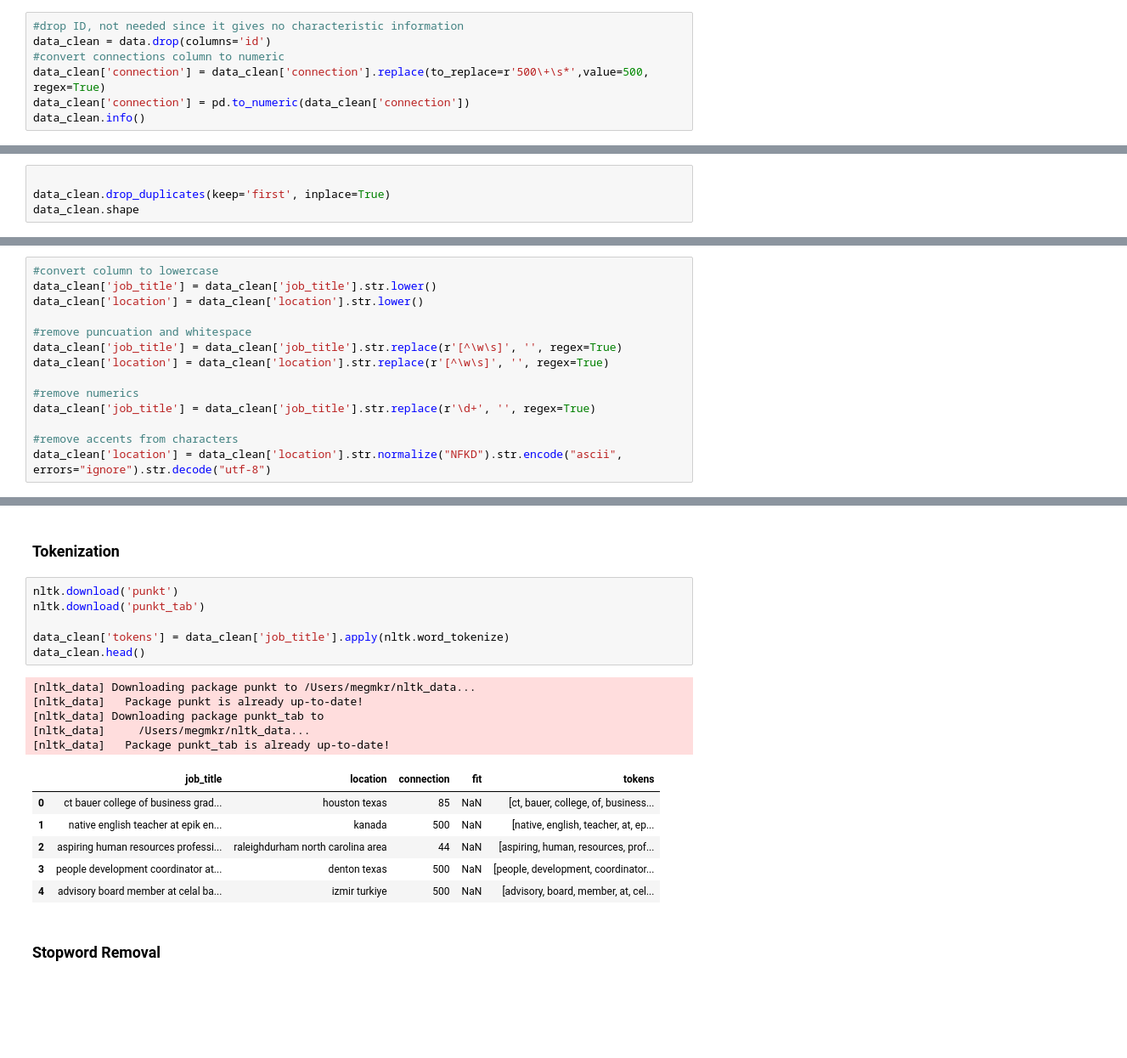
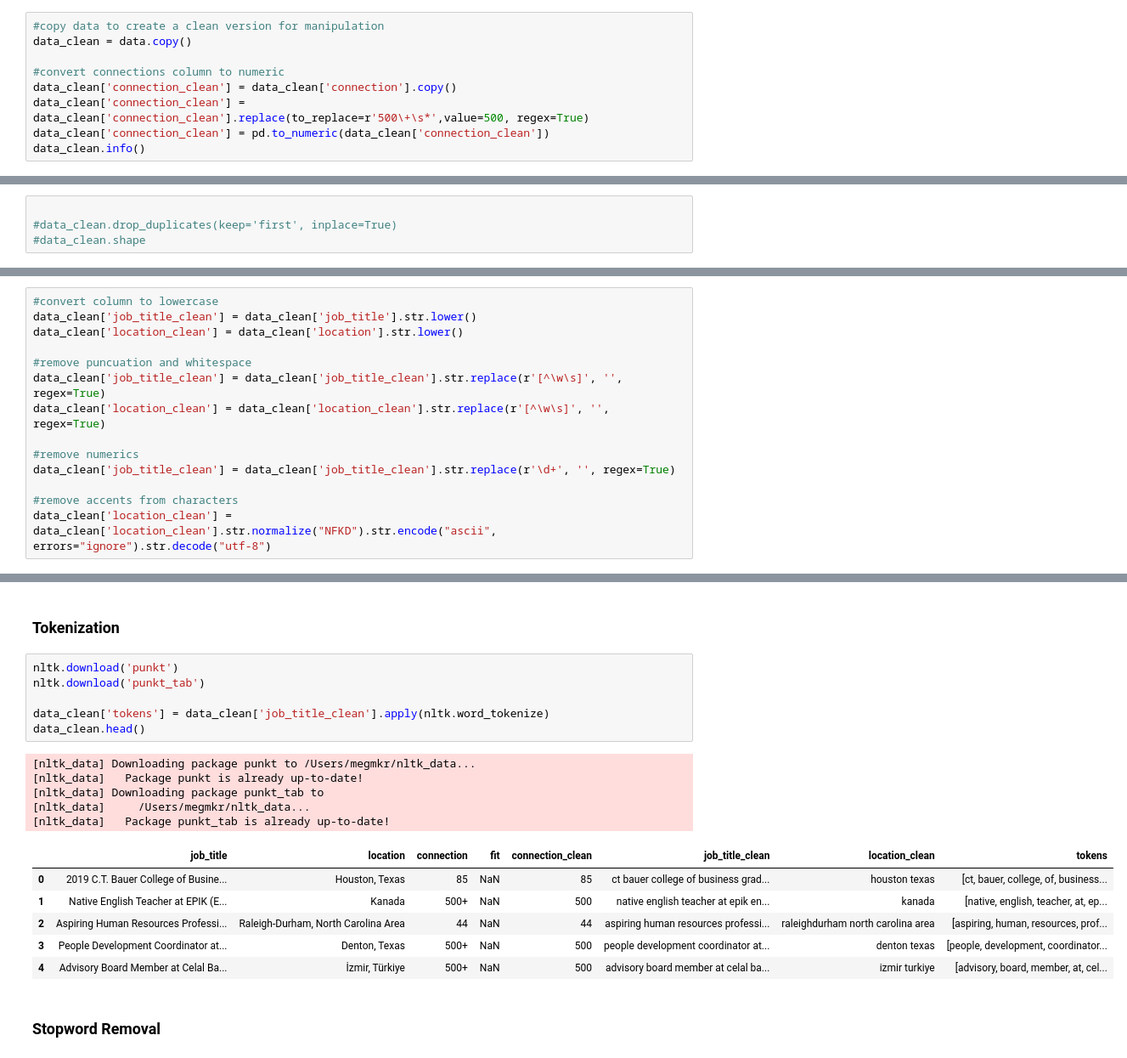
Before and after one commit to megmkr/PotentialTalents, a Jupyter notebook: notebooks/eda.ipynb, the cells around one changed output, grey strips where cells are left out. Shown at 85% size. Saved outputs shown, nothing was run; the diff lists cells and outputs as text; blank space fills up the shorter version.

```diff
--- a/notebooks/eda.ipynb
+++ b/notebooks/eda.ipynb
@@ -50,11 +50,13 @@ memory usage: 4.2 KB
 # %% [markdown]
 No missing data other than the 'fit' column. This makes sense as that is the 'target' feature
 # %%
-#drop ID, not needed since it gives no characteristic information
-data_clean = data.drop(columns='id')
+#copy data to create a clean version for manipulation
+data_clean = data.copy()
+
 #convert connections column to numeric
-data_clean['connection'] = data_clean['connection'].replace(to_replace=r'500\+\s*',value=500, regex=True)
-data_clean['connection'] = pd.to_numeric(data_clean['connection'])
+data_clean['connection_clean'] = data_clean['connection'].copy()
+data_clean['connection_clean'] = data_clean['connection_clean'].replace(to_replace=r'500\+\s*',value=500, regex=True)
+data_clean['connection_clean'] = pd.to_numeric(data_clean['connection_clean'])
 data_clean.info()
 # %% [output]
 <class 'pandas.DataFrame'>
@@ -71,4 +85,4 @@ memory usage: 3.4 KB
 # %%
 
-data_clean.drop_duplicates(keep='first', inplace=True)
-data_clean.shape
+#data_clean.drop_duplicates(keep='first', inplace=True)
+#data_clean.shape
@@ -115,18 +124,18 @@ plt.show()
 ### Text Cleaning
 # %%
 #convert column to lowercase
-data_clean['job_title'] = data_clean['job_title'].str.lower()
-data_clean['location'] = data_clean['location'].str.lower()
+data_clean['job_title_clean'] = data_clean['job_title'].str.lower()
+data_clean['location_clean'] = data_clean['location'].str.lower()
 
 #remove puncuation and whitespace
-data_clean['job_title'] = data_clean['job_title'].str.replace(r'[^\w\s]', '', regex=True)
-data_clean['location'] = data_clean['location'].str.replace(r'[^\w\s]', '', regex=True)
+data_clean['job_title_clean'] = data_clean['job_title_clean'].str.replace(r'[^\w\s]', '', regex=True)
+data_clean['location_clean'] = data_clean['location_clean'].str.replace(r'[^\w\s]', '', regex=True)
 
 #remove numerics
-data_clean['job_title'] = data_clean['job_title'].str.replace(r'\d+', '', regex=True)
+data_clean['job_title_clean'] = data_clean['job_title_clean'].str.replace(r'\d+', '', regex=True)
 
 #remove accents from characters
-data_clean['location'] = data_clean['location'].str.normalize("NFKD").str.encode("ascii", errors="ignore").str.decode("utf-8")
+data_clean['location_clean'] = data_clean['location_clean'].str.normalize("NFKD").str.encode("ascii", errors="ignore").str.decode("utf-8")
 # %%
 data_clean.head()
 # %% [output]
@@ -141,21 +150,21 @@ data_clean.head()
 # %%
 nltk.download('punkt')
 nltk.download('punkt_tab')
 
-data_clean['tokens'] = data_clean['job_title'].apply(nltk.word_tokenize)
+data_clean['tokens'] = data_clean['job_title_clean'].apply(nltk.word_tokenize)
 data_clean.head()
 # %% [output]
 [nltk_data] Downloading package punkt to /Users/megmkr/nltk_data...
 [nltk_data]   Package punkt is already up-to-date!
 [nltk_data] Downloading package punkt_tab to
 [nltk_data]     /Users/megmkr/nltk_data...
 [nltk_data]   Package punkt_tab is already up-to-date!
-|  | job_title | location | connection | fit | tokens |
-| 0 | ct bauer college of business grad... | houston texas | 85 | NaN | [ct, bauer, college, of, business... |
-| 1 | native english teacher at epik en... | kanada | 500 | NaN | [native, english, teacher, at, ep... |
-| 2 | aspiring human resources professi... | raleighdurham north carolina area | 44 | NaN | [aspiring, human, resources, prof... |
-| 3 | people development coordinator at... | denton texas | 500 | NaN | [people, development, coordinator... |
-| 4 | advisory board member at celal ba... | izmir turkiye | 500 | NaN | [advisory, board, member, at, cel... |
+|  | job_title | location | connection | fit | connection_clean | job_title_clean | location_clean | tokens |
+| 0 | 2019 C.T. Bauer College of Busine... | Houston, Texas | 85 | NaN | 85 | ct bauer college of business grad... | houston texas | [ct, bauer, college, of, business... |
+| 1 | Native English Teacher at EPIK (E... | Kanada | 500+ | NaN | 500 | native english teacher at epik en... | kanada | [native, english, teacher, at, ep... |
+| 2 | Aspiring Human Resources Professi... | Raleigh-Durham, North Carolina Area | 44 | NaN | 44 | aspiring human resources professi... | raleighdurham north carolina area | [aspiring, human, resources, prof... |
+| 3 | People Development Coordinator at... | Denton, Texas | 500+ | NaN | 500 | people development coordinator at... | denton texas | [people, development, coordinator... |
+| 4 | Advisory Board Member at Celal Ba... | İzmir, Türkiye | 500+ | NaN | 500 | advisory board member at celal ba... | izmir turkiye | [advisory, board, member, at, cel... |
 # %% [markdown]
 ### Stopword Removal
 # %%
```
Also changed, not shown: parts of 16 cells of this notebook, 2 other files.
